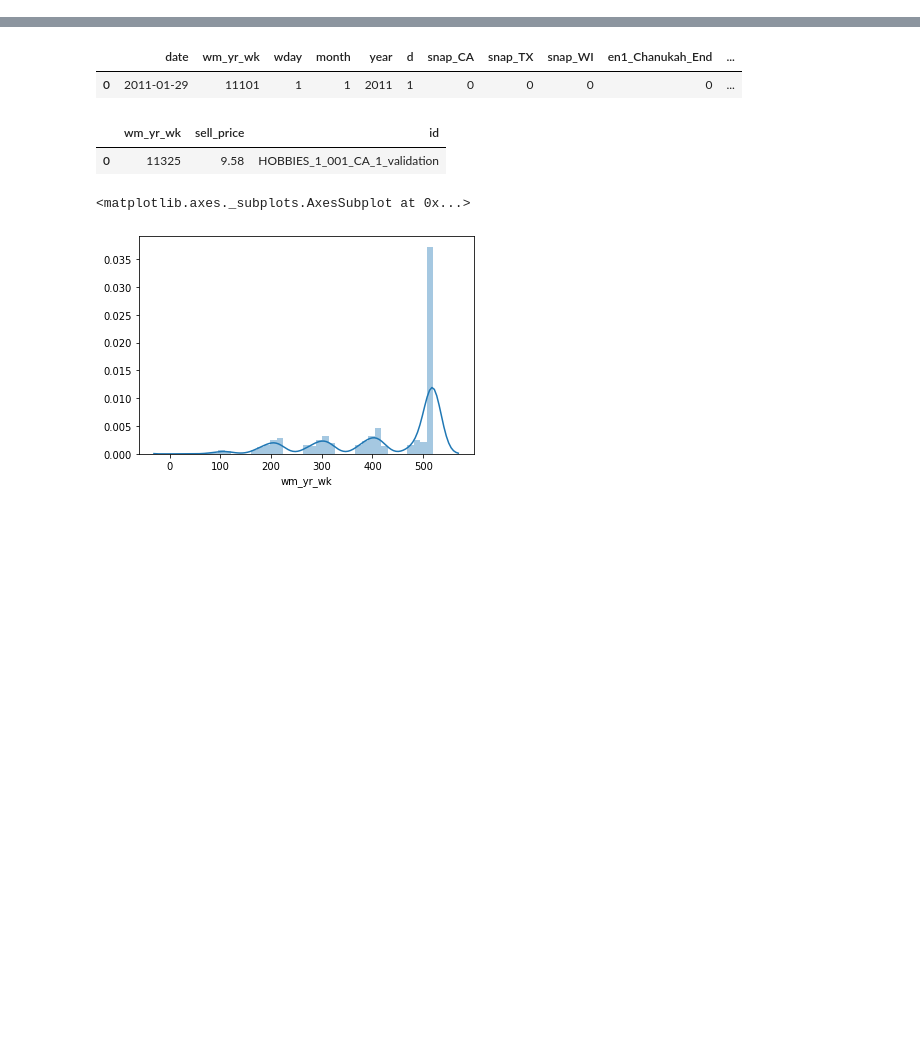
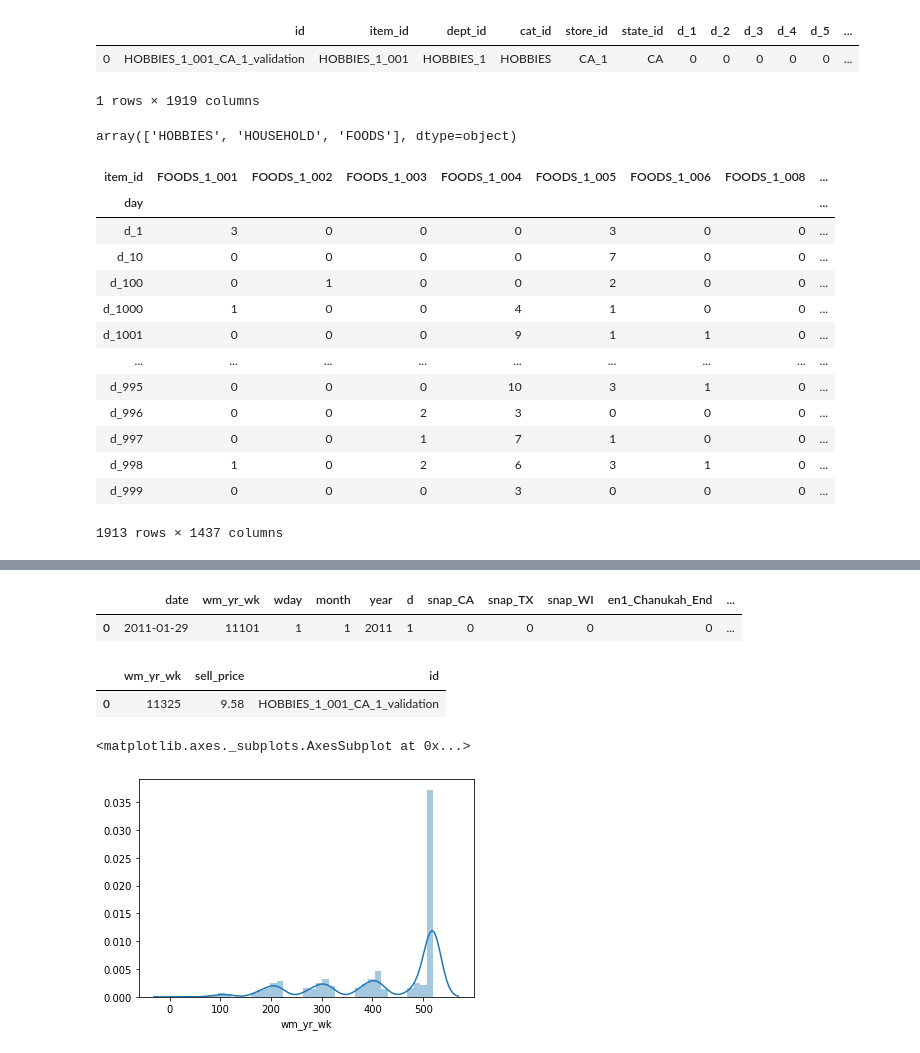
Before and after one commit to arhow/m5_forecasting_accuracy, a Jupyter notebook: notebook/for-japanese-beginner-with-wrmsse-in-lgbm.ipynb, the cells around one changed output, grey strips where cells are left out. Cells and saved outputs as stored; diff of their text form; code cells hidden in the pictures; blank space fills up the shorter version.

```diff
--- a/notebook/for-japanese-beginner-with-wrmsse-in-lgbm.ipynb
+++ b/notebook/for-japanese-beginner-with-wrmsse-in-lgbm.ipynb
@@ -357,3 +357,9 @@ def wrmsse_simple(preds, data):
     return 'wrmsse', score, False
 # %%
 calendar, sell_prices, sales_train_val, submission = read_data()
+# %%
+sales_train_val.head(1)
+# %% [output]
+|  | id | item_id | dept_id | cat_id | store_id | state_id | d_1 | d_2 | d_3 | d_4 | d_5 | ... |
+| 0 | HOBBIES_1_001_CA_1_validation | HOBBIES_1_001 | HOBBIES_1 | HOBBIES | CA_1 | CA | 0 | 0 | 0 | 0 | 0 | ... |
+1 rows × 1919 columns
@@ -359,0 +368,18 @@ calendar, sell_prices, sales_train_val, submission = read_data()
+# %%
+store_id_list = ['CA_1',
+ 'CA_2',
+ 'CA_3',
+ 'CA_4',
+ 'TX_1',
+ 'TX_2',
+ 'TX_3',
+ 'WI_1',
+ 'WI_2',
+ 'WI_3']
+
+for condition, group  in  sales_train_val.groupby(by=['store_id']):
+    break
+# %%
+group.cat_id.unique()
+# %% [output]
+array(['HOBBIES', 'HOUSEHOLD', 'FOODS'], dtype=object)
@@ -359,0 +388,19 @@ calendar, sell_prices, sales_train_val, submission = read_data()
+# %%
+group2 = group.pivot(index='day', columns='item_id', values='demand')
+# %%
+group2[[col for col in group2.columns if 'FOODS' in col]]
+# %% [output]
+| item_id | FOODS_1_001 | FOODS_1_002 | FOODS_1_003 | FOODS_1_004 | FOODS_1_005 | FOODS_1_006 | FOODS_1_008 | ... |
+| day |  |  |  |  |  |  |  | ... |
+| d_1 | 3 | 0 | 0 | 0 | 3 | 0 | 0 | ... |
+| d_10 | 0 | 0 | 0 | 0 | 7 | 0 | 0 | ... |
+| d_100 | 0 | 1 | 0 | 0 | 2 | 0 | 0 | ... |
+| d_1000 | 1 | 0 | 0 | 4 | 1 | 0 | 0 | ... |
+| d_1001 | 0 | 0 | 0 | 9 | 1 | 1 | 0 | ... |
+| ... | ... | ... | ... | ... | ... | ... | ... | ... |
+| d_995 | 0 | 0 | 0 | 10 | 3 | 1 | 0 | ... |
+| d_996 | 0 | 0 | 2 | 3 | 0 | 0 | 0 | ... |
+| d_997 | 0 | 0 | 1 | 7 | 1 | 0 | 0 | ... |
+| d_998 | 1 | 0 | 2 | 6 | 3 | 1 | 0 | ... |
+| d_999 | 0 | 0 | 0 | 3 | 0 | 0 | 0 | ... |
+1913 rows × 1437 columns
```
Also changed, not shown: parts of 11 cells of this notebook, 5 other files.
